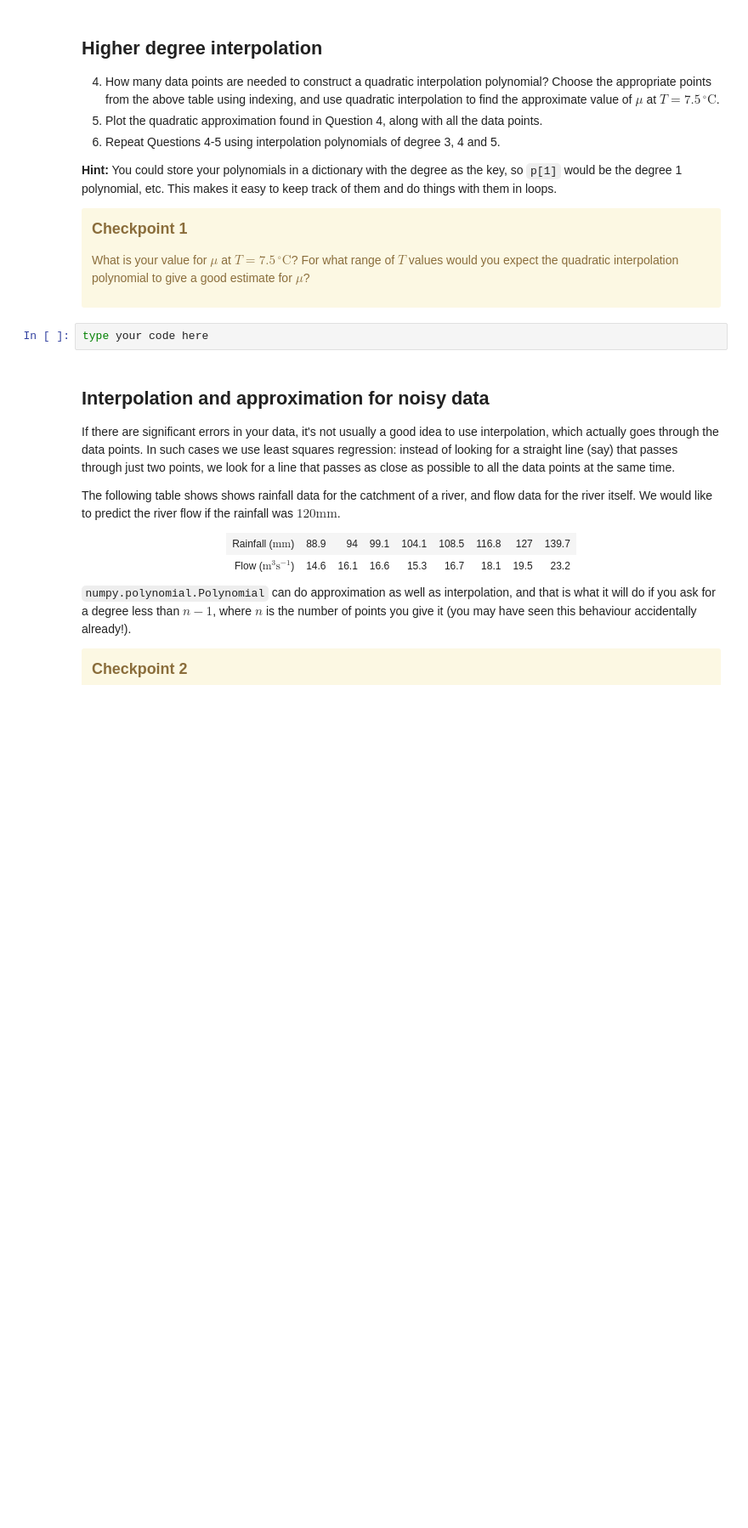
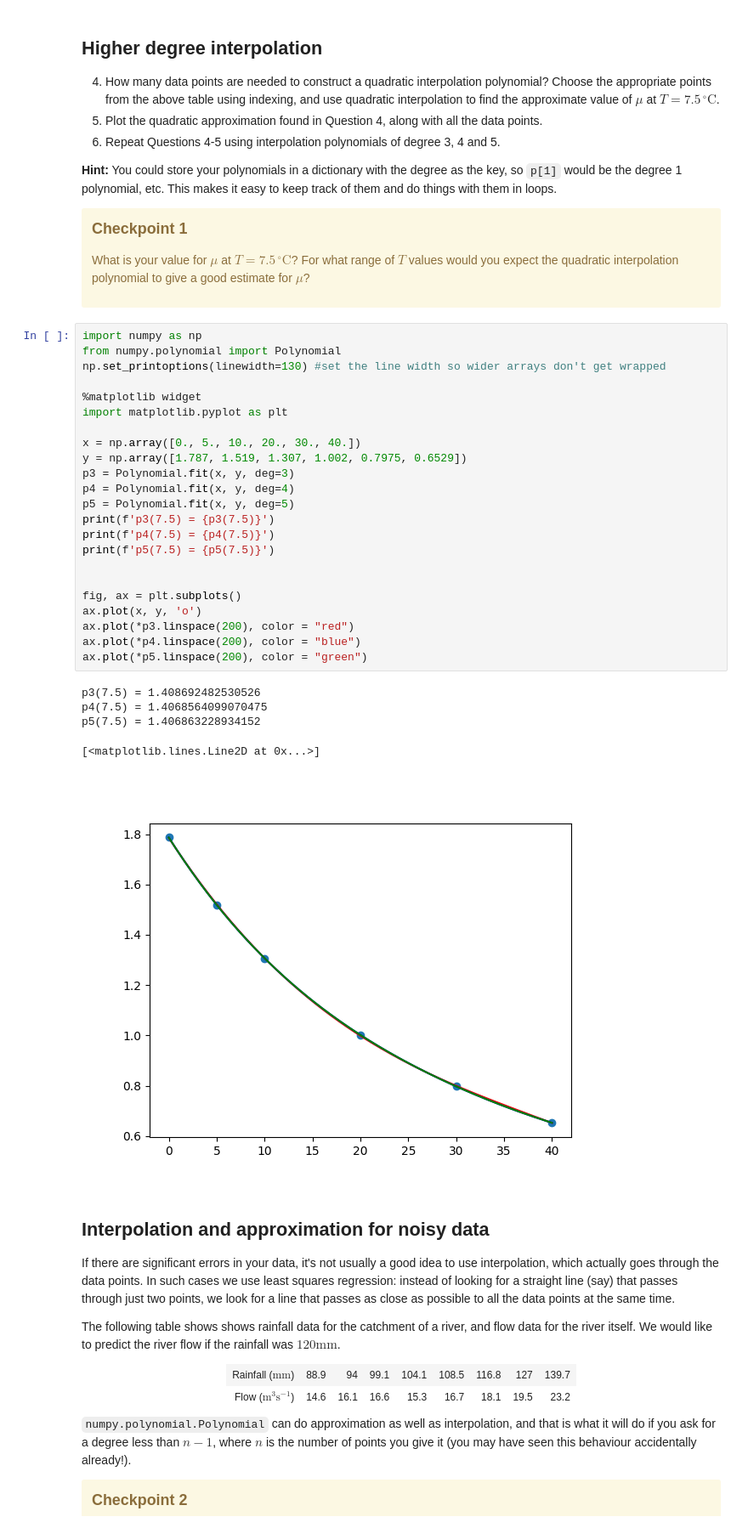
Before and after one commit to 20SuperNOVA04/EMTH271-CompLab, a Jupyter notebook: Lab 06 - Interpolation and Approximation.ipynb, the cells around one changed output. Shown: that part at 85% size. Cells and saved outputs as stored; diff of their text form; blank space fills up the shorter version.

```diff
--- a/Lab 06 - Interpolation and Approximation.ipynb
+++ b/Lab 06 - Interpolation and Approximation.ipynb
@@ -94,8 +99,35 @@ ax.plot(*p.linspace(200));
 
   What is your value for $\mu$ at $T=7.5\,^\circ\mathrm{C}$?  For what range of $T$ values would you expect the quadratic interpolation polynomial to give a good estimate for $\mu$?
 </div>
-# %%
-type your code here
+# %%
+import numpy as np
+from numpy.polynomial import Polynomial
+np.set_printoptions(linewidth=130) #set the line width so wider arrays don't get wrapped
+
+%matplotlib widget
+import matplotlib.pyplot as plt
+
+x = np.array([0., 5., 10., 20., 30., 40.])
+y = np.array([1.787, 1.519, 1.307, 1.002, 0.7975, 0.6529])
+p3 = Polynomial.fit(x, y, deg=3)
+p4 = Polynomial.fit(x, y, deg=4)
+p5 = Polynomial.fit(x, y, deg=5)
+print(f'p3(7.5) = {p3(7.5)}')
+print(f'p4(7.5) = {p4(7.5)}')
+print(f'p5(7.5) = {p5(7.5)}')
+
+
+fig, ax = plt.subplots()
+ax.plot(x, y, 'o')
+ax.plot(*p3.linspace(200), color = "red")
+ax.plot(*p4.linspace(200), color = "blue")
+ax.plot(*p5.linspace(200), color = "green")
+# %% [output]
+p3(7.5) = 1.408692482530526
+p4(7.5) = 1.4068564099070475
+p5(7.5) = 1.406863228934152
+[<matplotlib.lines.Line2D at 0x...>]
+[figure, added]
 # %% [markdown]
 ## Interpolation and approximation for noisy data
 
```
Also changed, not shown: parts of 5 cells of this notebook.
